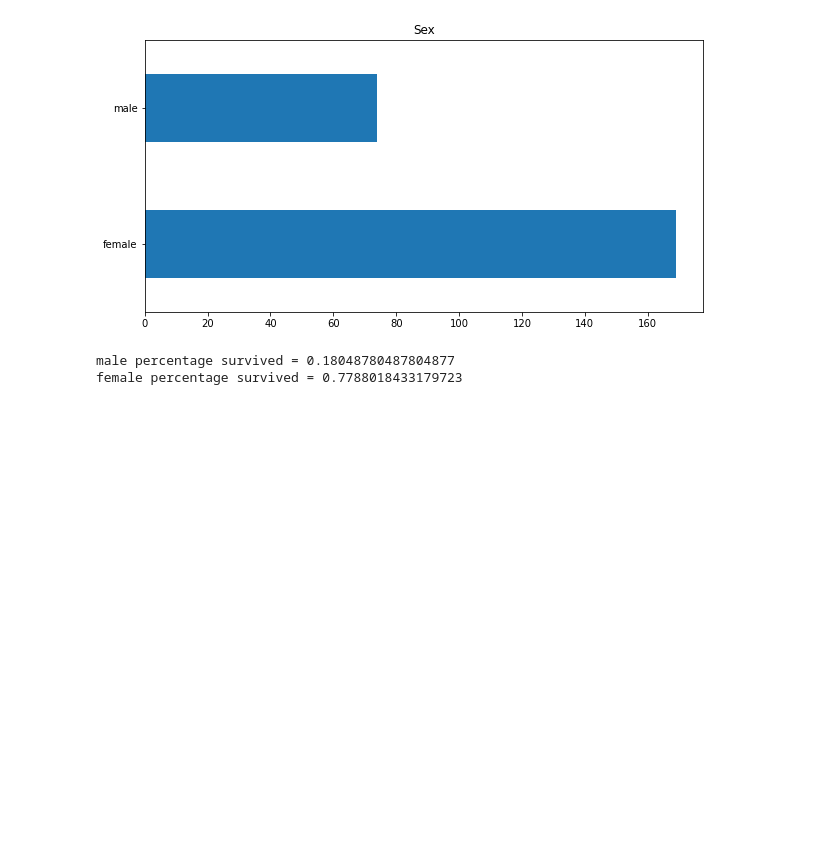
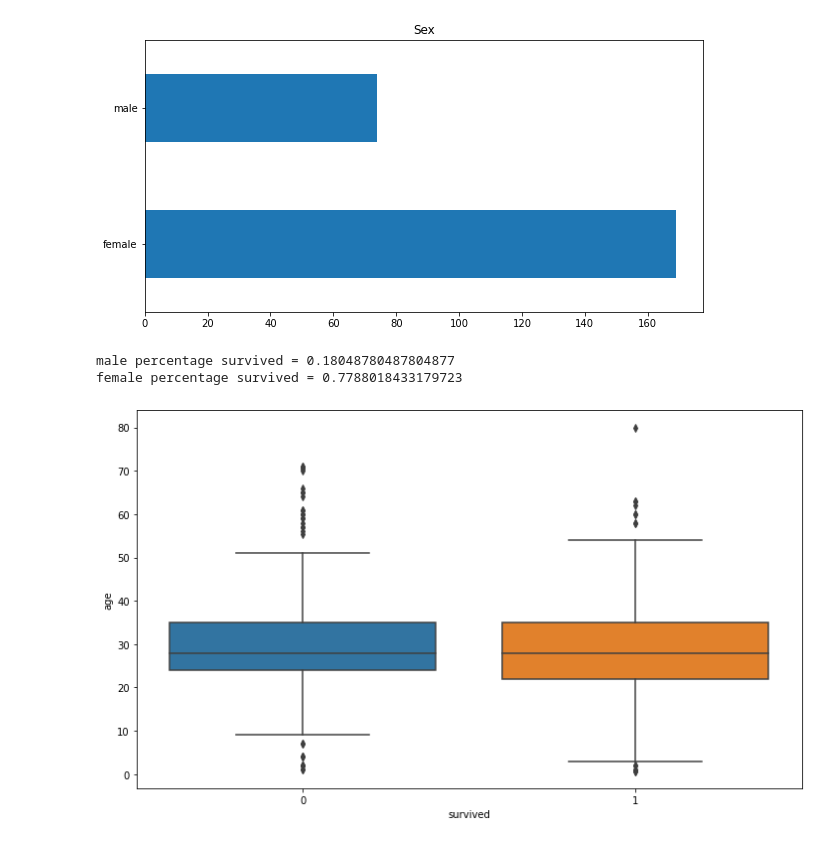
Before and after one commit to davidalias/freecodecamp, a Jupyter notebook: titanic/titanic_tf_230605.ipynb, the cells around one changed output. Cells and saved outputs as stored; diff of their text form; code cells hidden in the pictures; blank space fills up the shorter version.

```diff
--- a/titanic/titanic_tf_230605.ipynb
+++ b/titanic/titanic_tf_230605.ipynb
@@ -127,7 +124,0 @@ val = list(df_train['sex'].unique())
-# %%
-for i in val:
-    percen = df_survived[df_survived['sex']==i]['sex'].count()/df_train[df_train['sex']==i]['sex'].count()
-    print(f'{i} percentage survived = {percen}')
-# %% [output]
-male percentage survived = 0.18048780487804877
-female percentage survived = 0.7788018433179723
@@ -133,0 +127,13 @@ female percentage survived = 0.7788018433179723
+# %%
+for i in val:
+    percen = df_survived[df_survived['sex']==i]['sex'].count()/df_train[df_train['sex']==i]['sex'].count()
+    print(f'{i} percentage survived = {percen}')
+# %% [output]
+male percentage survived = 0.18048780487804877
+female percentage survived = 0.7788018433179723
+# %%
+plt.figure(figsize=(12,7))
+sns.boxplot(x='survived',y='age',data=df_train)
+plt.show()
+# %% [output]
+[figure, added]
```
Also changed, not shown: parts of 6 cells of this notebook.
